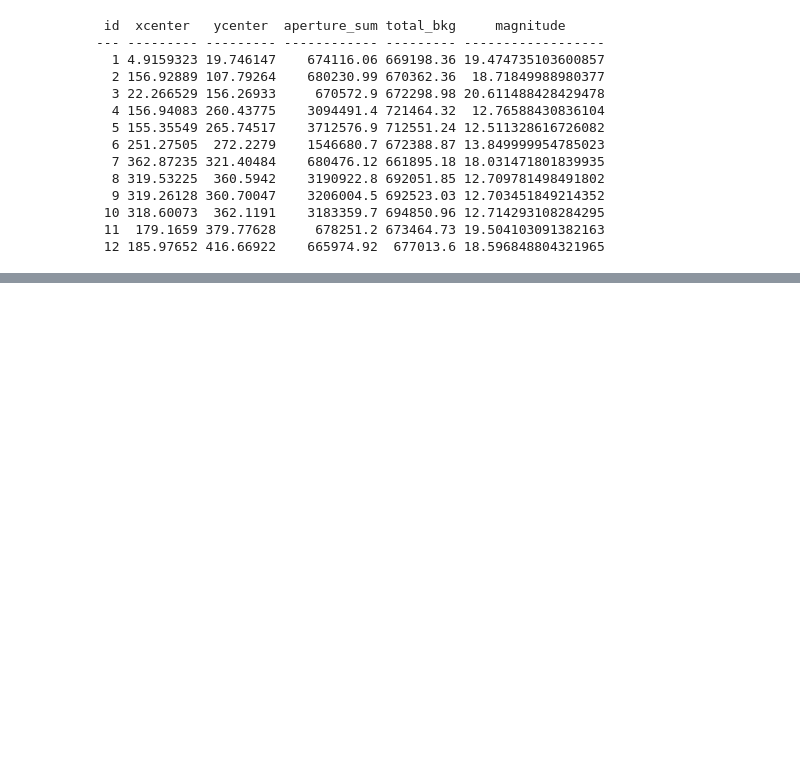
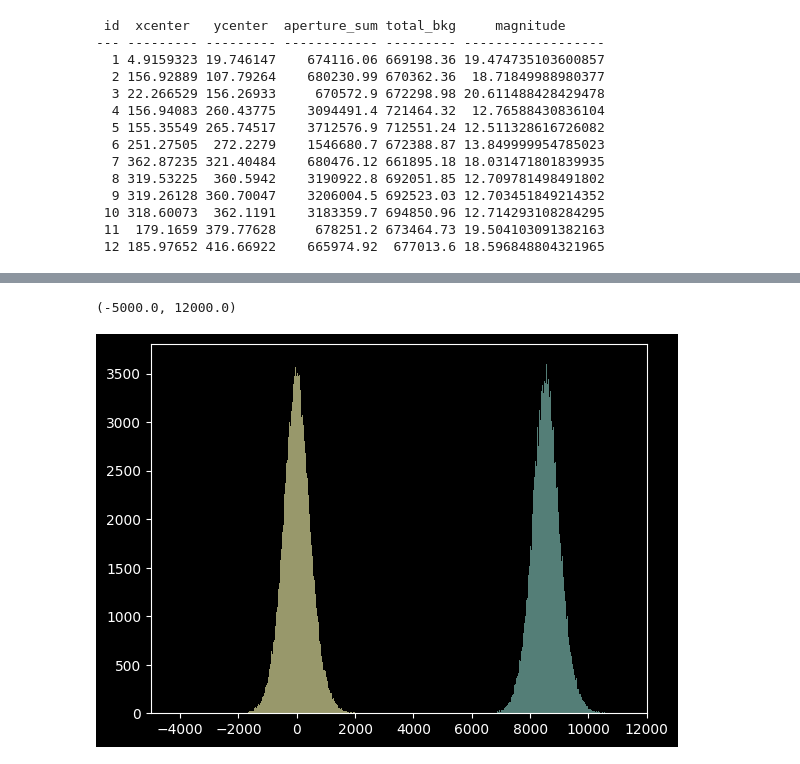
Before and after one commit to kybik0606/Digital-processing-of-astronomical-images-using-astronomical-libraries-for-Python, a Jupyter notebook: My-astro-project/notebooks/07-stars-detection.ipynb, the cells around one changed output, grey strips where cells are left out. Saved outputs shown, nothing was run; the diff lists cells and outputs as text; code cells hidden in the pictures; blank space fills up the shorter version.

```diff
--- a/My-astro-project/notebooks/07-stars-detection.ipynb
+++ b/My-astro-project/notebooks/07-stars-detection.ipynb
@@ -172,0 +194,7 @@ star_data.pprint(max_lines = -1, max_width = -1)
+# %%
+plt.hist(section1.flatten(), bins='auto', alpha=0.6)
+plt.hist(section1_wo_bkg.flatten(), bins='auto', alpha=0.6)
+plt.xlim(-5000, 12000)
+# %% [output]
+(-5000.0, 12000.0)
+[figure, added]
```
Also changed, not shown: parts of 9 cells of this notebook.
